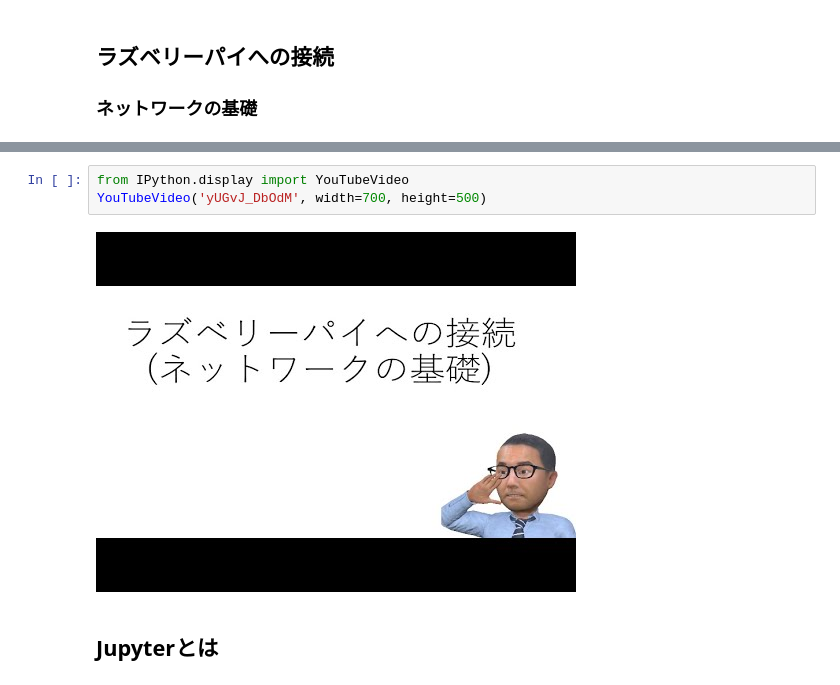
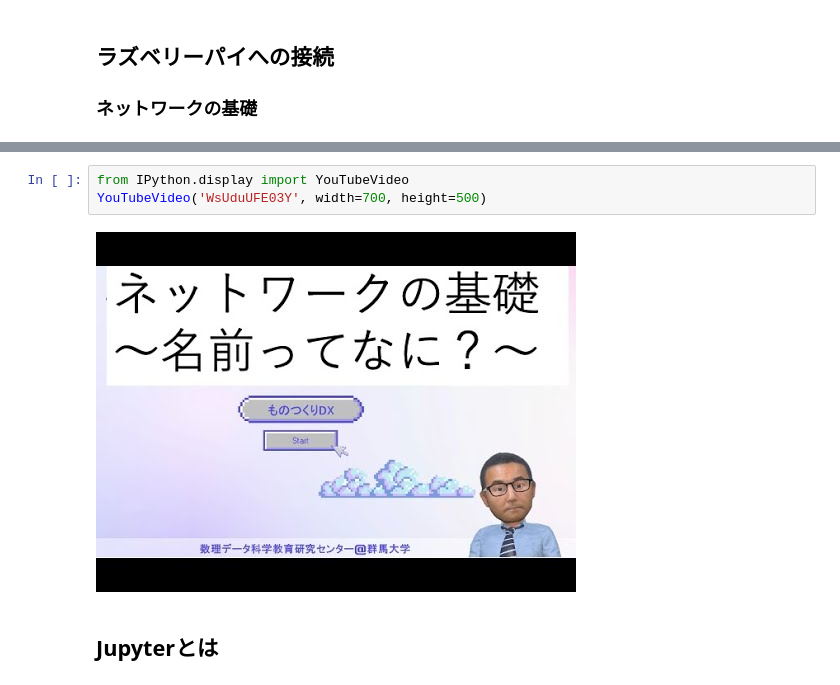
Before and after one commit to cmd-gunma-univ/DX-highschool, a Jupyter notebook: ものつくりDX3.ipynb, the cells around one changed output, grey strips where cells are left out. Drawn from its saved outputs; the diff is of its cells as text.

```diff
--- a/ものつくりDX3.ipynb
+++ b/ものつくりDX3.ipynb
@@ -16,8 +19,8 @@
 # %%
 from IPython.display import YouTubeVideo
-YouTubeVideo('yUGvJ_DbOdM', width=700, height=500)
+YouTubeVideo('WsUduUFE03Y', width=700, height=500)
 # %% [output]
-[figure, old version]
+[figure, new version]
 # %% [markdown]
 ## Jupyterとは
 # %% [markdown]
```
Also changed, not shown: parts of 2 cells of this notebook.
